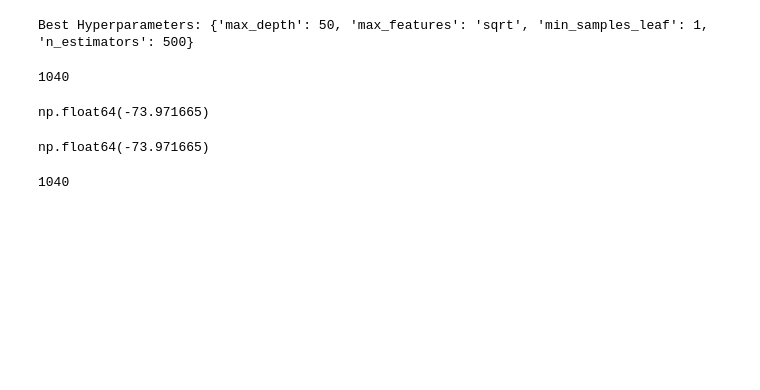
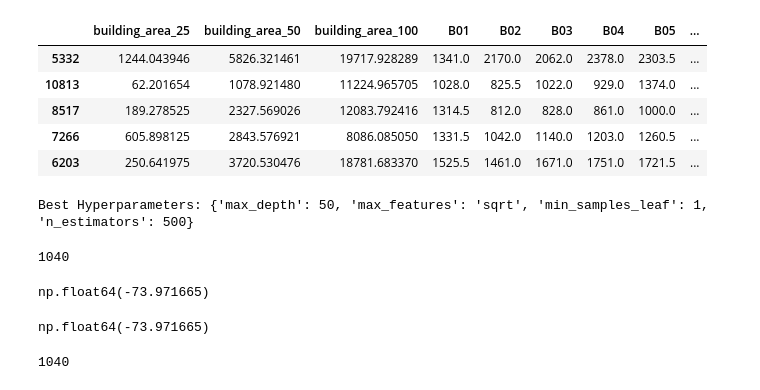
Before and after one commit to EvanBarnett2027/EY-Data-Chal, a Jupyter notebook: get_features.ipynb, the cells around one changed output. Saved outputs shown, nothing was run; the diff lists cells and outputs as text; code cells hidden in the pictures; blank space fills up the shorter version.

```diff
--- a/get_features.ipynb
+++ b/get_features.ipynb
@@ -156,3 +164,12 @@ X_train, X_test, y_train, y_test = train_test_split(X, y, test_size=0.2, random_
+# %%
+X_test.head()
+# %% [output]
+|  | building_area_25 | building_area_50 | building_area_100 | B01 | B02 | B03 | B04 | B05 | ... |
+| 5332 | 1244.043946 | 5826.321461 | 19717.928289 | 1341.0 | 2170.0 | 2062.0 | 2378.0 | 2303.5 | ... |
+| 10813 | 62.201654 | 1078.921480 | 11224.965705 | 1028.0 | 825.5 | 1022.0 | 929.0 | 1374.0 | ... |
+| 8517 | 189.278525 | 2327.569026 | 12083.792416 | 1314.5 | 812.0 | 828.0 | 861.0 | 1000.0 | ... |
+| 7266 | 605.898125 | 2843.576921 | 8086.085050 | 1331.5 | 1042.0 | 1140.0 | 1203.0 | 1260.5 | ... |
+| 6203 | 250.641975 | 3720.530476 | 18781.683370 | 1525.5 | 1461.0 | 1671.0 | 1751.0 | 1721.5 | ... |
 # %%
 from sklearn.ensemble import RandomForestRegressor
 from sklearn.model_selection import GridSearchCV
```
Also changed, not shown: parts of 2 cells of this notebook, 4 other files.
